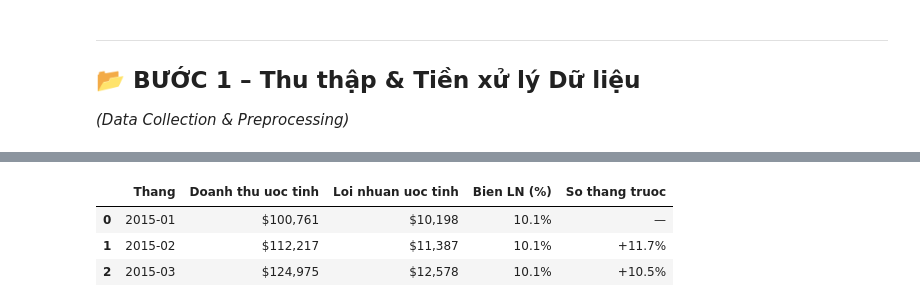
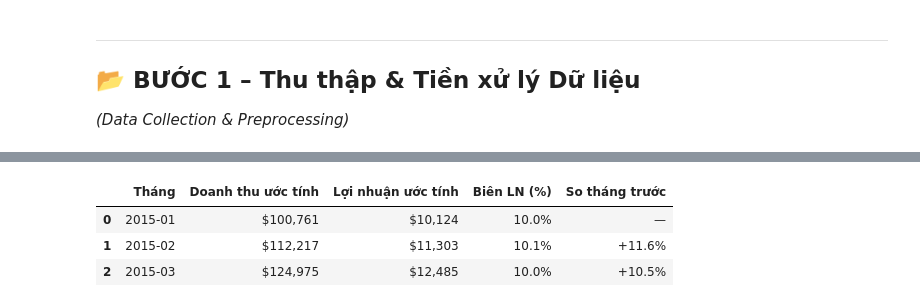
Before and after one commit to TuIT-198/Module4_KADA-, a Jupyter notebook: notebooks/profit_forecast_notebook.ipynb, the cells around one changed output, grey strips where cells are left out. Saved outputs shown, nothing was run; the diff lists cells and outputs as text; code cells hidden in the pictures.

Commit message:
feat: add per-iteration logs, early stopping, and 4 matplotlib charts to profit forecast notebook

```diff
--- a/notebooks/profit_forecast_notebook.ipynb
+++ b/notebooks/profit_forecast_notebook.ipynb
@@ -21,16 +21,23 @@ import matplotlib.pyplot as plt
 import matplotlib.ticker as mticker
 from IPython.display import display
 
-from sklearn.model_selection import train_test_split, KFold
+from sklearn.model_selection import train_test_split
 from sklearn.preprocessing import OneHotEncoder, StandardScaler
 from sklearn.compose import ColumnTransformer
-from sklearn.pipeline import Pipeline
 from sklearn.ensemble import GradientBoostingRegressor
 from sklearn.metrics import mean_absolute_error, mean_squared_error, r2_score
 
+# Quy tắc thiết kế biểu đồ chuẩn (User Rules)
 plt.rcParams['axes.unicode_minus'] = False
 plt.rcParams['figure.dpi'] = 110
-PALETTE = {'navy':'#1b365d','teal':'#008080','red':'#d9534f',
-           'gold':'#e8a838','grey':'#6c757d'}
-print("Import hoan tat!")
+
+PALETTE = {
+    'navy': '#1b365d',
+    'teal': '#008080',
+    'red':  '#d9534f',
+    'gold': '#e8a838',
+    'grey': '#6c757d',
+    'dark': '#333333'
+}
+print("✔ Import thư viện & Cấu hình matplotlib hoàn tất!")
 # %% [output]
@@ -391,8 +335,14 @@ TOM TAT DO CHINH XAC MO HINH GRADIENT BOOSTING:
 # %%
-# Re-train trên 100% dữ liệu (Train + Test)
-pipe.fit(X, y)
+# Re-fit mô hình trên toàn bộ dữ liệu (Train + Test)
+gb_final = GradientBoostingRegressor(
+    n_estimators=best_iter,
+    learning_rate=0.05,
+    max_depth=5,
+    subsample=0.8,
+    random_state=42
+)
+gb_final.fit(X_trans, y)
 
-# Tính tốc độ tăng trưởng
 df['YearMonth'] = df['Order Date'].dt.to_period('M')
 monthly = df.groupby('YearMonth').agg(Sales=('Sales','sum'), Profit=('Profit','sum')).reset_index()
 monthly['YM_str'] = monthly['YearMonth'].astype(str)
@@ -418,21 +368,58 @@ def forecast_month(idx):
             rows.append({'Sales': seg/n, 'Discount': df.loc[mask,'Discount'].mean(),
                          'Quantity': df.loc[mask,'Quantity'].mean(),
                          'Category': cat, 'Region': reg, '_n': n})
-    sdf    = pd.DataFrame(rows)
-    profit = float((pipe.predict(sdf[FEATURES]) * sdf['_n'].values).sum())
-    return {'Thang': forecast_labels[idx-1], 'Sales': month_sales,
+    sdf        = pd.DataFrame(rows)
+    sdf_trans  = preprocessor.transform(sdf[FEATURES])
+    profit     = float((gb_final.predict(sdf_trans) * sdf['_n'].values).sum())
+    return {'Tháng': forecast_labels[idx-1], 'Sales': month_sales,
             'Profit': profit, 'Margin': profit/month_sales*100}
 
 fc_raw = [forecast_month(m) for m in range(1, 4)]
 
-print("=== BANG DU BAO PROFIT 3 THANG TOI ===")
+print("=== BẢNG DỰ BÁO LỢI NHUẬN 3 THÁNG TỚI ===")
 fc_disp = pd.DataFrame([{
-    'Thang'              : r['Thang'],
-    'Doanh thu uoc tinh' : f"${r['Sales']:,.0f}",
-    'Loi nhuan uoc tinh' : f"${r['Profit']:,.0f}",
-    'Bien LN (%)'        : f"{r['Margin']:.1f}%",
-    'So thang truoc'     : ('—' if i==0 else
+    'Tháng'              : r['Tháng'],
+    'Doanh thu ước tính' : f"${r['Sales']:,.0f}",
+    'Lợi nhuận ước tính' : f"${r['Profit']:,.0f}",
+    'Biên LN (%)'        : f"{r['Margin']:.1f}%",
+    'So tháng trước'     : ('—' if i==0 else
                             f"{(r['Profit']-fc_raw[i-1]['Profit'])/fc_raw[i-1]['Profit']*100:+.1f}%")
 } for i, r in enumerate(fc_raw)])
 display(fc_disp)
+
+hist_profits = monthly['Profit'].tolist()
+hist_labels  = monthly['YM_str'].tolist()
+fc_profits   = [r['Profit'] for r in fc_raw]
+
+fig, ax = plt.subplots(figsize=(14, 5), facecolor='#f8f9fa')
+xs = range(len(hist_profits))
+ax.fill_between(xs, hist_profits, alpha=0.1, color=PALETTE['navy'])
+ax.plot(xs, hist_profits, color=PALETTE['navy'], lw=1.8, marker='o', ms=3, label='Lịch sử (Actual)')
+
+xs_fc   = range(len(hist_profits)-1, len(hist_profits)+3)
+connect = [hist_profits[-1]] + fc_profits
+ax.plot(xs_fc, connect, color=PALETTE['red'], lw=2.5, marker='D', ms=9,
+        linestyle='--', label='Dự báo (Gradient Boosting)', zorder=5)
+
+for xp, vp in zip(list(xs_fc)[1:], fc_profits):
+    ax.annotate(f'${vp/1e3:.1f}K', (xp, vp),
+                textcoords='offset points', xytext=(0, 14),
+                ha='center', fontsize=10, fontweight='bold', color=PALETTE['red'])
+
+ax.axvspan(len(hist_profits)-1, len(hist_profits)+2, alpha=0.06, color=PALETTE['red'])
+ax.axvline(x=len(hist_profits)-1, color=PALETTE['red'], lw=1, linestyle=':', alpha=0.5)
+
+all_labels = hist_labels + forecast_labels
+step = max(1, len(all_labels)//12)
+ax.set_xticks(range(0, len(all_labels), step))
+ax.set_xticklabels([all_labels[i] for i in range(0, len(all_labels), step)],
+                   rotation=35, ha='right', fontsize=8)
+ax.set_title('LỢI NHUẬN HÀNG THÁNG: LỊCH SỬ + DỰ BÁO 3 THÁNG TỚI',
+             fontweight='bold', fontsize=12, color=PALETTE['navy'])
+ax.set_ylabel('Profit (USD)', fontsize=10, color=PALETTE['dark'])
+ax.yaxis.set_major_formatter(mticker.FuncFormatter(lambda v,_: f'${v/1e3:.0f}K'))
+ax.legend(fontsize=9, loc='upper left')
+ax.spines['top'].set_visible(False); ax.spines['right'].set_visible(False)
+ax.grid(axis='y', alpha=0.2)
+plt.tight_layout(); plt.show()
 # %% [output]
@@ -440,4 +427,4 @@ display(fc_disp)
-|  | Thang | Doanh thu uoc tinh | Loi nhuan uoc tinh | Bien LN (%) | So thang truoc |
-| 0 | 2015-01 | $100,761 | $10,198 | 10.1% | — |
-| 1 | 2015-02 | $112,217 | $11,387 | 10.1% | +11.7% |
-| 2 | 2015-03 | $124,975 | $12,578 | 10.1% | +10.5% |
+|  | Tháng | Doanh thu ước tính | Lợi nhuận ước tính | Biên LN (%) | So tháng trước |
+| 0 | 2015-01 | $100,761 | $10,124 | 10.0% | — |
+| 1 | 2015-02 | $112,217 | $11,303 | 10.1% | +11.6% |
+| 2 | 2015-03 | $124,975 | $12,485 | 10.0% | +10.5% |
```
Also changed, not shown: parts of 29 cells of this notebook.
